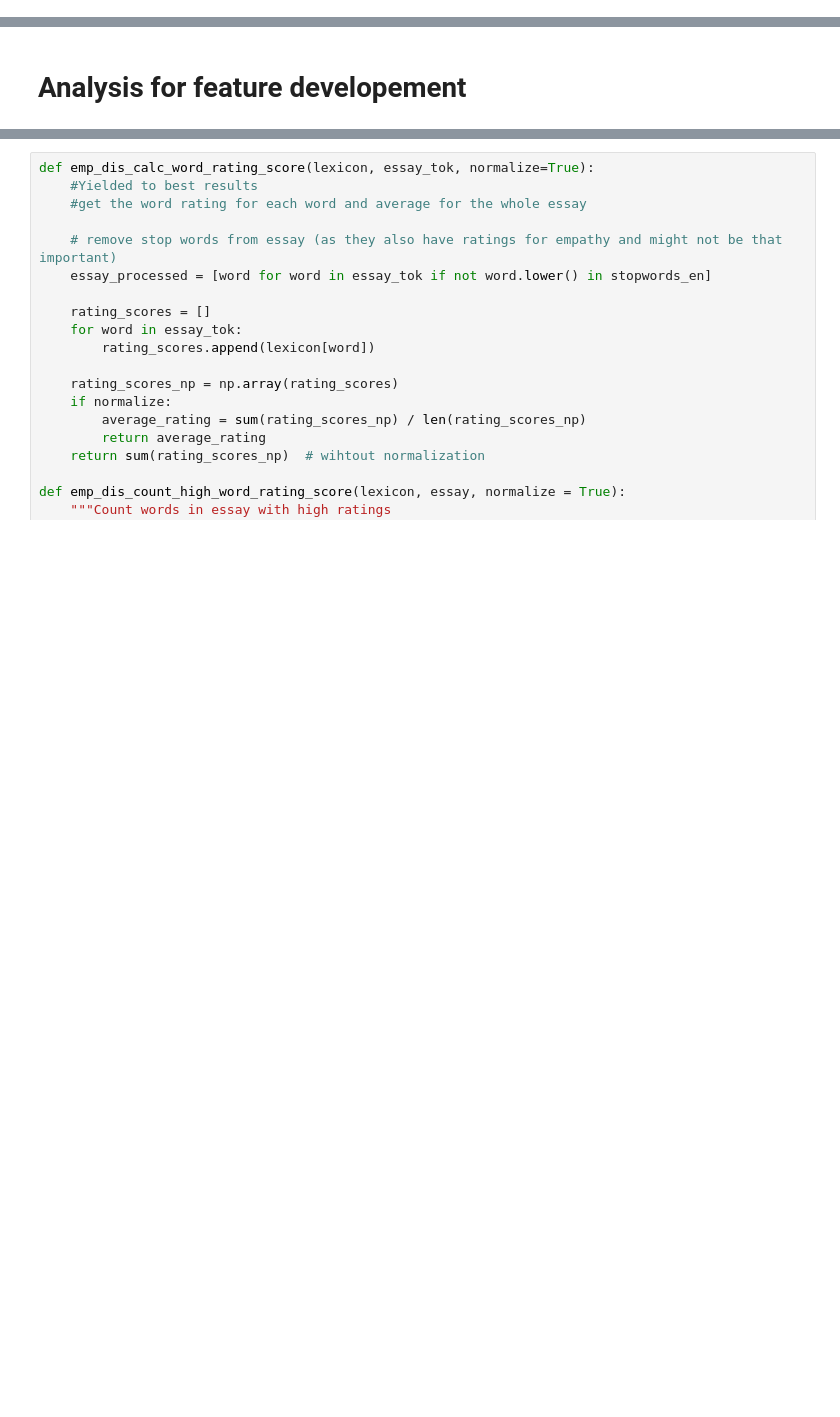
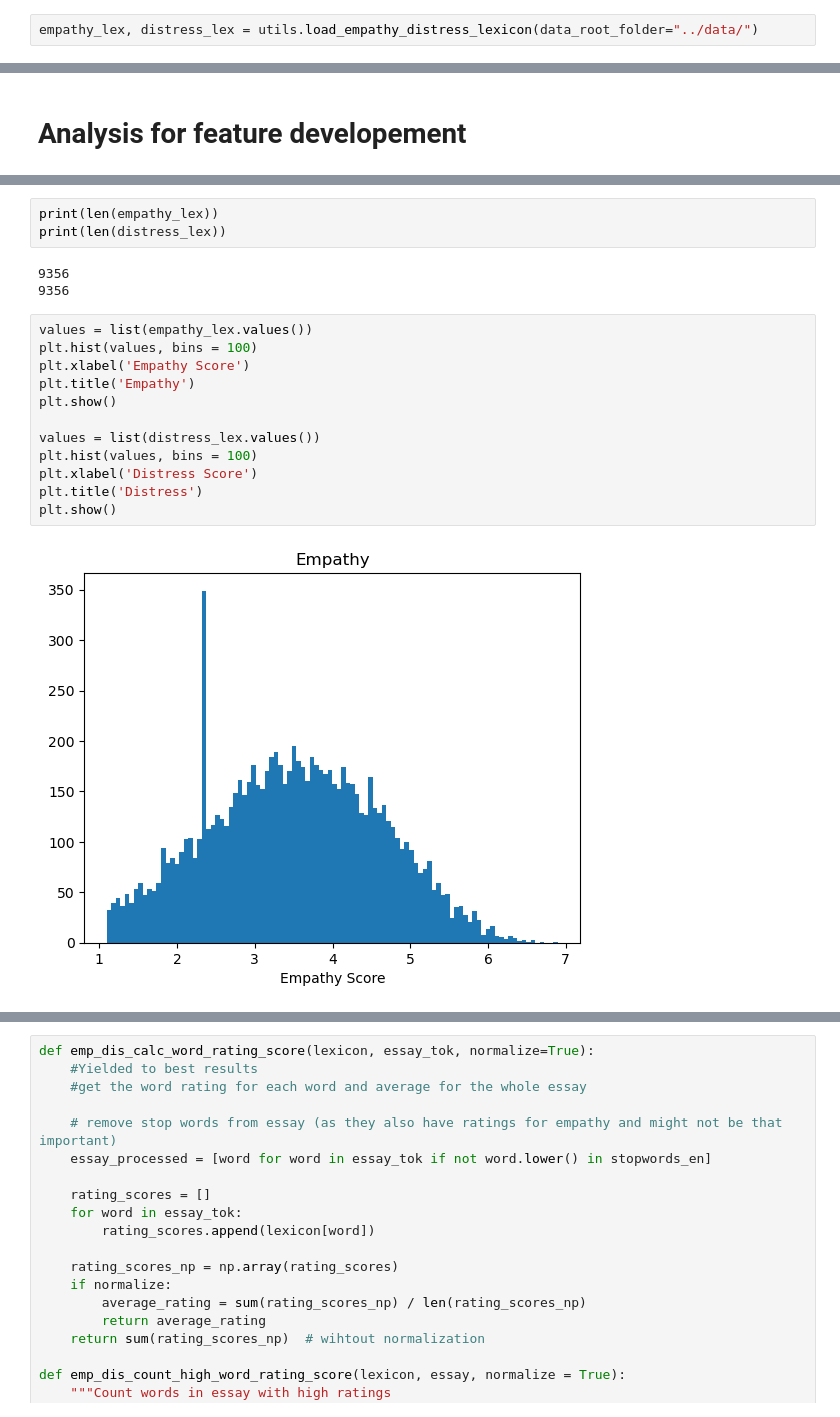
Before and after one commit to myrazma/2022_Masterthesis_Code, a Jupyter notebook: analysis/feature_development.ipynb, the cells around one changed output, grey strips where cells are left out. Cells and saved outputs as stored; diff of their text form; blank space fills up the shorter version.

```diff
--- a/analysis/feature_development.ipynb
+++ b/analysis/feature_development.ipynb
@@ -98,3 +87,5 @@ distress_lex = defaultdict(int, distress_lex)
+# %%
+empathy_lex, distress_lex = utils.load_empathy_distress_lexicon(data_root_folder="../data/")
 # %% [markdown]
 #### NRC - Affective Intensity Lexicon: Emotion rating
 
@@ -162,0 +160,20 @@ VAD_rat_means.set_index('Word', inplace = True)
+# %%
+print(len(empathy_lex))
+print(len(distress_lex))
+# %% [output]
+9356
+9356
+# %%
+values = list(empathy_lex.values())
+plt.hist(values, bins = 100)
+plt.xlabel('Empathy Score')
+plt.title('Empathy')
+plt.show()
+
+values = list(distress_lex.values())
+plt.hist(values, bins = 100)
+plt.xlabel('Distress Score')
+plt.title('Distress')
+plt.show()
+# %% [output]
+[figure, added]
```
Also changed, not shown: parts of 10 cells of this notebook, 4 other files.
